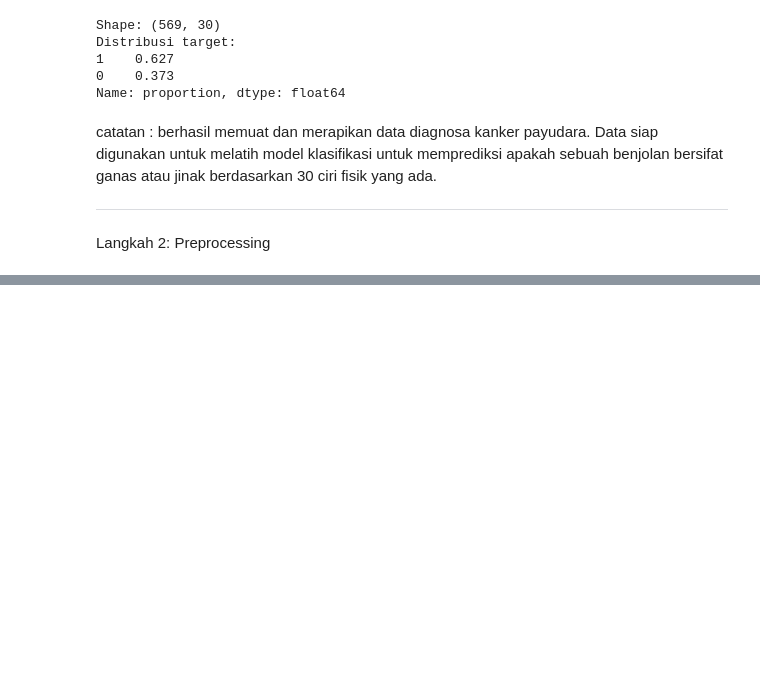
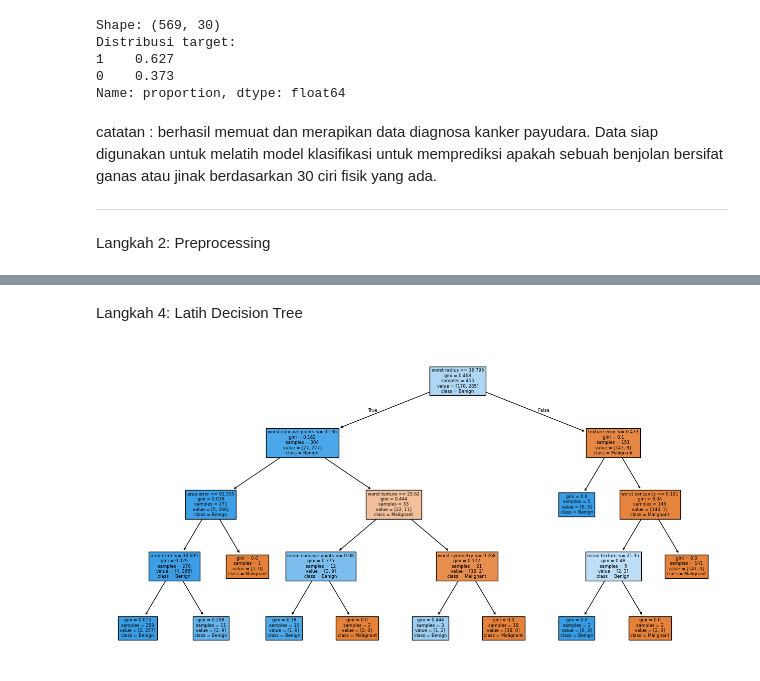
Before and after one commit to sulthanalihsan/data-science-2026, a Jupyter notebook: Pertemuan9_Muhamad_Sulthan_Al_Ihsan_250401020154.ipynb, the cells around one changed output, grey strips where cells are left out. Cells and saved outputs as stored; diff of their text form; code cells hidden in the pictures; blank space fills up the shorter version.

Commit message:
langkah 4

```diff
--- a/Pertemuan9_Muhamad_Sulthan_Al_Ihsan_250401020154.ipynb
+++ b/Pertemuan9_Muhamad_Sulthan_Al_Ihsan_250401020154.ipynb
@@ -157,0 +163,9 @@ catatan : di sini kita bagi data menjadi dua bagian: satu untuk melatih model da
+# %%
+from sklearn.linear_model import LogisticRegression
+log_model = LogisticRegression(max_iter=5000)
+log_model.fit(X_train_s, y_train)
+y_pred_log = log_model.predict(X_test_s)
+coef_df = pd.DataFrame({'Fitur': X.columns,
+'Koefisien': log_model.coef_[0]
+}).sort_values('Koefisien', key=abs, ascending=False)
+print(coef_df.head())
@@ -157,0 +185,15 @@ catatan : di sini kita bagi data menjadi dua bagian: satu untuk melatih model da
+# %% [markdown]
+Langkah 4: Latih Decision Tree
+# %%
+from sklearn.tree import DecisionTreeClassifier, plot_tree
+import matplotlib.pyplot as plt
+tree_model = DecisionTreeClassifier(max_depth=4,
+random_state=42)
+tree_model.fit(X_train, y_train)
+y_pred_tree = tree_model.predict(X_test)
+plt.figure(figsize=(16, 8))
+plot_tree(tree_model, feature_names=X.columns,
+class_names=['Malignant','Benign'], filled=True)
+plt.show()
+# %% [output]
+[figure, added]
```
Also changed, not shown: parts of 5 cells of this notebook.
